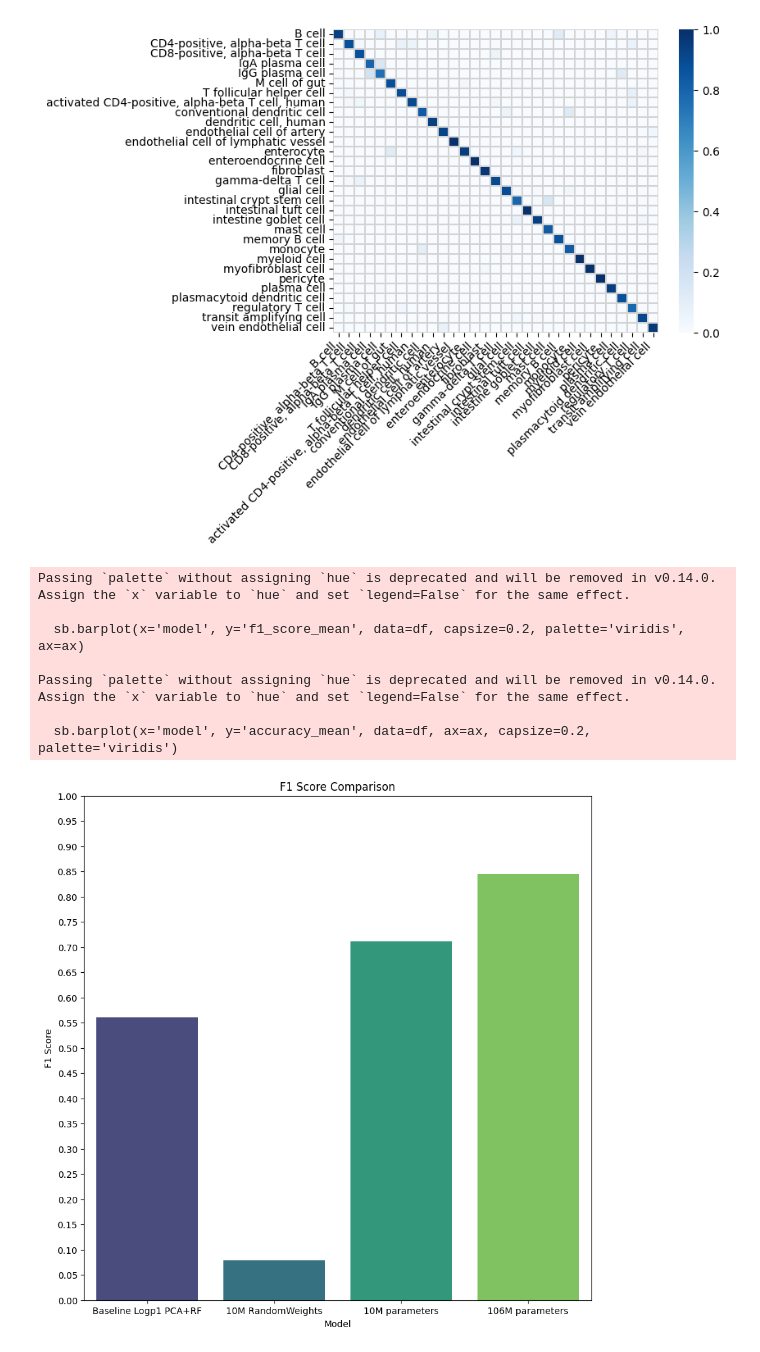
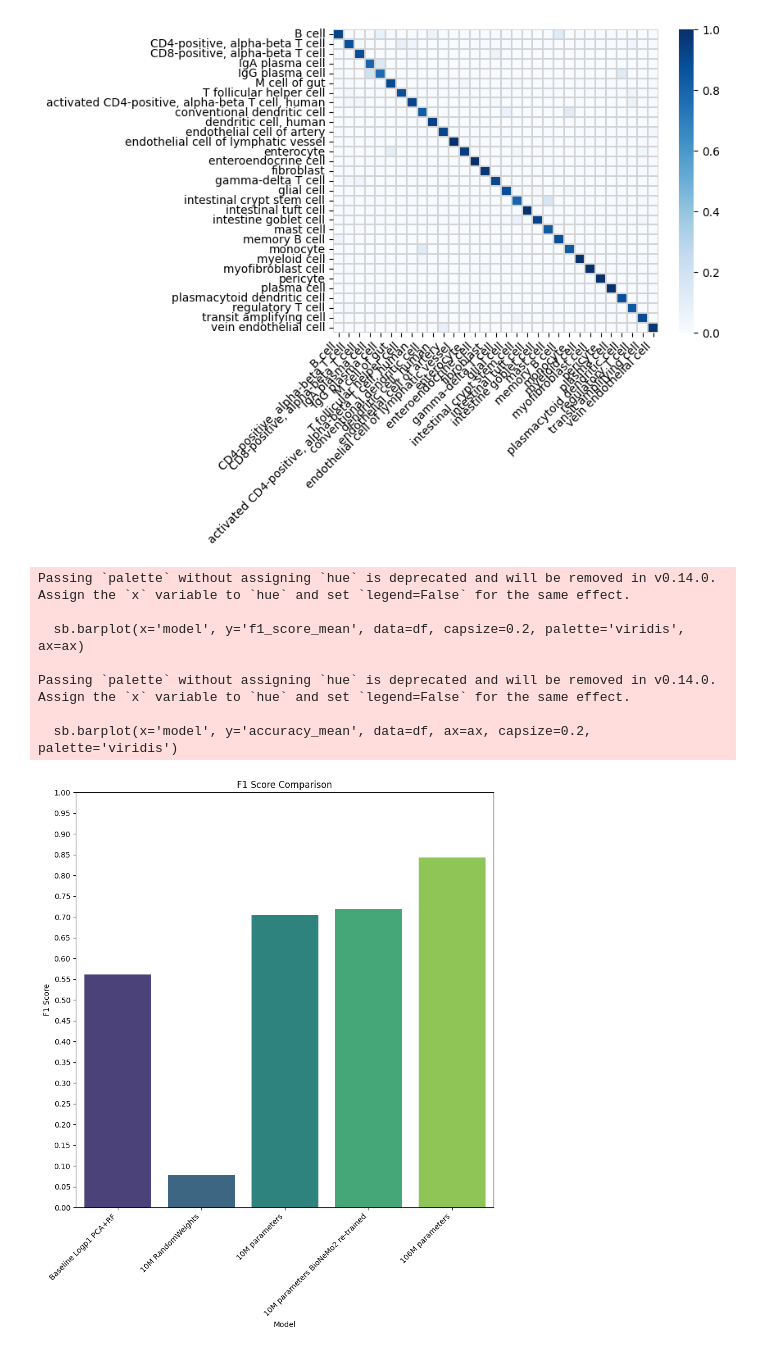
Before and after one commit to zyz314/bionemo-framework-From-NVIDIA, a Jupyter notebook: docs/docs/user-guide/examples/bionemo-geneformer/geneformer-celltype-classification.ipynb, the cells around one changed output. Drawn from its saved outputs; the diff is of its cells as text; code cells hidden in the pictures.

```diff
--- a/docs/docs/user-guide/examples/bionemo-geneformer/geneformer-celltype-classification.ipynb
+++ b/docs/docs/user-guide/examples/bionemo-geneformer/geneformer-celltype-classification.ipynb
@@ -112,5 +114,6 @@ geneformer_10m = load("geneformer/10M_240530:2.0")
 # %%
 result_path_10m = notebook_workdir / "results_10m.pt"
+result_path_10m_bnmo2 = notebook_workdir / "results_10m_bnmo2.pt"
 results_path_10m_random = notebook_workdir / "results_10m_randomweights.pt"
 result_path_106m = notebook_workdir / "results_106m.pt"
 # %% [markdown]
@@ -254,3 +278,9 @@ assert len(adata) == len(infer_Xs_10m), (len(adata), len(infer_Xs_10m))
 infer_Xs_10m.shape
 # %% [output]
 (8192, 256)
+# %%
+#NBVAL_CHECK_OUTPUT
+import torch
+infer_Xs_10m_bnmo2 = torch.load(result_path_10m_bnmo2)['embeddings'].float().cpu().numpy()
+assert len(adata) == len(infer_Xs_10m_bnmo2), (len(adata), len(infer_Xs_10m))
+infer_Xs_10m_bnmo2.shape
@@ -370,3 +403,5 @@ roc_auc: 0.987 (+/- 0.007)
 plot_cm(cm_10m)
 # %% [output]
 [figure]
+# %%
+results_10m_bnmo2, cm_10m_bnmo2 = run_benchmark(infer_Xs_10m_bnmo2, integer_labels, use_pca=False)
@@ -389,60 +435,67 @@ data = {
         'Baseline Logp1 PCA+RF',
         '10M RandomWeights',
         '10M parameters',
+        '10M parameters BioNeMo2 re-trained',
         '106M parameters'],
     'f1_score_mean': [
         logp1_results['test_f1_score'][0],
         results_10m_random['test_f1_score'][0],
         results_10m['test_f1_score'][0],
+        results_10m_bnmo2['test_f1_score'][0],
         results_106M['test_f1_score'][0]
     ],
     'f1_score_std': [
         logp1_results['test_f1_score'][1],
         results_10m_random['test_f1_score'][1],
         results_10m['test_f1_score'][1],
+        results_10m_bnmo2['test_f1_score'][1],
         results_106M['test_f1_score'][1]
     ],
     'accuracy_mean': [
         logp1_results['test_accuracy'][0],
         results_10m_random['test_accuracy'][0],
         results_10m['test_accuracy'][0],
+        results_10m_bnmo2['test_accuracy'][0],
         results_106M['test_accuracy'][0]
     ],
     'accuracy_std': [
         logp1_results['test_accuracy'][1],
         results_10m_random['test_accuracy'][1],
         results_10m['test_accuracy'][1],
+        results_10m_bnmo2['test_accuracy'][1],
         results_106M['test_accuracy'][1]
     ]
 }
 
 df = pd.DataFrame(data)
 
 fig, ax = pyplot.subplots(figsize=(10, 10))
 # F1 Score plot
 sb.barplot(x='model', y='f1_score_mean', data=df, capsize=0.2, palette='viridis', ax=ax)
 ax.set_title('F1 Score Comparison')
 ax.set_xlabel('Model')
 ax.set_ylabel('F1 Score')
 ax.set_yticks(np.arange(.0, 1.05, .05))
 ax.set_ylim(.0, 1.0)
+pyplot.xticks(rotation=45, ha='right')
 pyplot.savefig("F1-score-models.png")
 
 # Accuracy plot
 fig, ax = pyplot.subplots(figsize=(10, 10))
 sb.barplot(x='model', y='accuracy_mean', data=df, ax=ax, capsize=0.2, palette='viridis')
 ax.set_title('Accuracy Comparison')
 ax.set_xlabel('Model')
 ax.set_ylabel('Accuracy')
 ax.set_yticks(np.arange(.0, 1.05, .05))
 ax.set_ylim(.0, 1.0)
+pyplot.xticks(rotation=45, ha='right')
 pyplot.savefig("average-accuracy-models.png")
 # %% [output]
 Passing `palette` without assigning `hue` is deprecated and will be removed in v0.14.0. Assign the `x` variable to `hue` and set `legend=False` for the same effect.
 
   sb.barplot(x='model', y='f1_score_mean', data=df, capsize=0.2, palette='viridis', ax=ax)
 
 Passing `palette` without assigning `hue` is deprecated and will be removed in v0.14.0. Assign the `x` variable to `hue` and set `legend=False` for the same effect.
 
   sb.barplot(x='model', y='accuracy_mean', data=df, ax=ax, capsize=0.2, palette='viridis')
-[figure, old version]
+[figure, new version]
```
Also changed, not shown: parts of 17 cells of this notebook, 2 other files.
